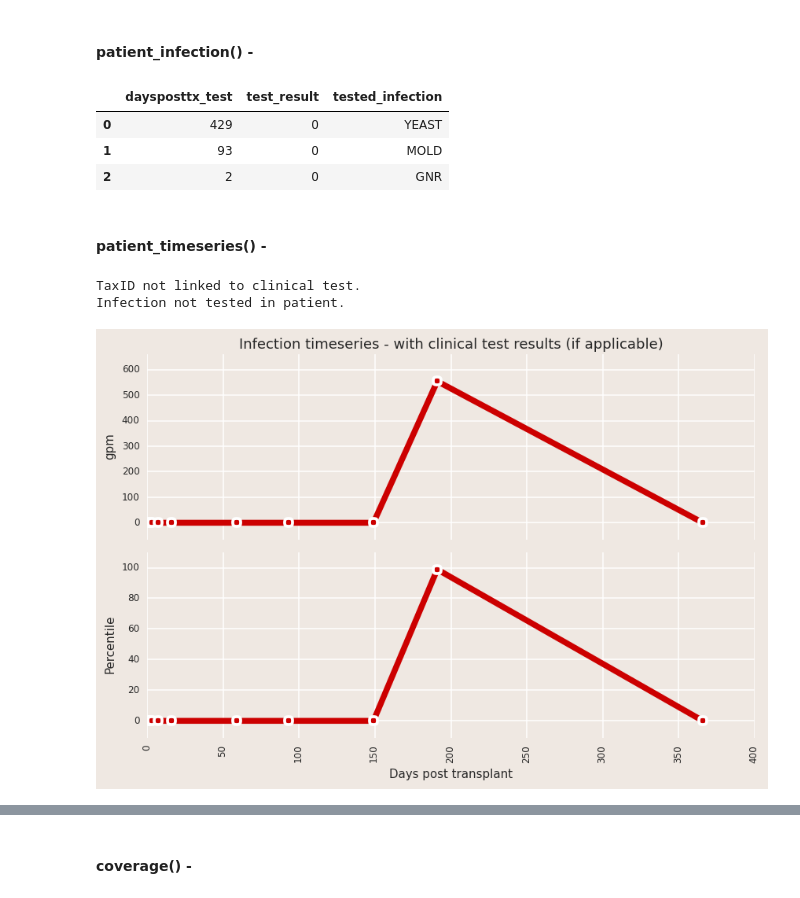
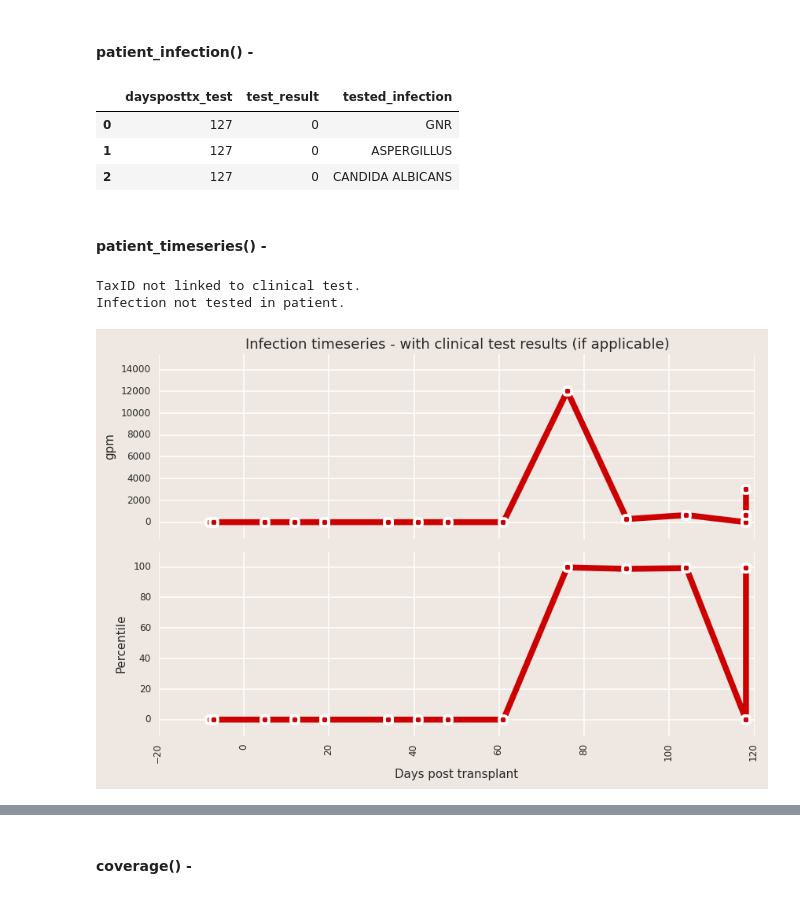
Before and after one commit to lmart999/CS229, a Jupyter notebook: views_postgres.ipynb, the cells around one changed output, grey strips where cells are left out. Cells and saved outputs as stored; diff of their text form; code cells hidden in the pictures.

Commit message:
Minor fix on All cohort for timeseries data.

```diff
--- a/views_postgres.ipynb
+++ b/views_postgres.ipynb
@@ -391,9 +391,17 @@ ax.set_title('Distribution of %s with sample highlighted'%variety,fontsize = 10)
 # %% [markdown]
 #### patient_infection() -
 # %%
-patient='L81'
-taxID='687333' # 4930, 1743, 48736 110456
+patient='I6'
+taxID='440266' # 4930, 1743, 48736 110456
 taxID=int(taxID) # *** Change type --- passed as string, but int in dataframes ***
+level='species'
+cohort='All'
+
+# Cohort query
+if cohort == 'All':
+    q=all_studies
+else:
+    q=" '%s' "%cohort
 # %%
 # Pull patient sequencing data
 p=sql.read_sql("select Sample_ID,chr21_coverage,Total_Blast "
@@ -442,9 +450,9 @@ clinical_data_patient=sql.read_sql("select DaysPostTX_test,Test_Result,Tested_In
 clinical_data_patient.head(3)
 # %% [output]
 |  | daysposttx_test | test_result | tested_infection |
-| 0 | 429 | 0 | YEAST |
-| 1 | 93 | 0 | MOLD |
-| 2 | 2 | 0 | GNR |
+| 0 | 127 | 0 | GNR |
+| 1 | 127 | 0 | ASPERGILLUS |
+| 2 | 127 | 0 | CANDIDA ALBICANS |
 # %% [markdown]
 #### patient_timeseries() -
 # %%
@@ -478,8 +486,8 @@ cohort_dat=sql.read_sql("select Grammy_Table.Sample_ID,Tax_Table.%s,SUM(Grammy_T
                  "from Tax_Table "
                  "INNER JOIN Grammy_Table "
                  "ON Tax_Table.tax_id=Grammy_Table.TaxID "
-                 "WHERE Grammy_Table.Study = '%s' "
-                 "GROUP BY Grammy_Table.Sample_ID,Tax_Table.%s "%(level,cohort,level),engine)
+                 "WHERE Grammy_Table.Study in (%s)"
+                 "GROUP BY Grammy_Table.Sample_ID,Tax_Table.%s "%(level,q,level),engine)
 
 cohort_dat=cohort_dat[~pd.isnull(cohort_dat[level])] # Only include abundance of bugs at specified tax level.
 cohort_dat.set_index(['sample_id',level],inplace=True)
@@ -537,40 +545,40 @@ arrowXScale=np.abs(limits[1]-limits[0])*0.01
 alpha=1
 
 if results_flag:
-    for d in clinical_results_patient.loc[clinical_results_patient['Test_Result']==0,'DaysPostTX_test']:
+    for d in clinical_results_patient.loc[clinical_results_patient['test_result']==0,'daysposttx_test']:
         ax1.arrow(d,ymax,0.0,-1*arrowYScale,fc='black', ec='black',head_width=arrowXScale,head_length=1.0*arrowYScale,alpha=alpha)
-    for d in clinical_results_patient.loc[clinical_results_patient['Test_Result']==1,'DaysPostTX_test']:
+    for d in clinical_results_patient.loc[clinical_results_patient['test_result']==1,'daysposttx_test']:
         ax1.arrow(d,ymax,0.0,-1*arrowYScale, fc='red', ec='red',head_width=arrowXScale,head_length=1.0*arrowYScale,alpha=alpha)
 
 plt.setp(ax1.get_xticklabels(), rotation='vertical', fontsize=8)
 plt.setp(ax1.get_yticklabels(), rotation='horizontal', fontsize=8)
 ax1.set_xticklabels([])
 ax1.set_ylabel(ylabel, fontsize = 10)
 ax1.set_title('Infection timeseries - with clinical test results (if applicable)',fontsize = 12)
 limits = ax1.axis()
 ax1.set_ylim([-limits[3]*0.1,limits[3]])
 
 # Percentile
 plotdata=per_plot
 ylabel='Percentile'
 
 ax2.plot(days,plotdata,'o-',color=plot_color,ms=7,mew=2.5,mec='white',linewidth=5,alpha=alpha,zorder=z,label=getName(taxID))
 limits = ax2.axis()
 ymax=limits[3]*1.1
 ax2.set_ylim([0,limits[3]*1.1])
 arrowYScale=np.abs(limits[3]-limits[2])*0.02
 arrowXScale=np.abs(limits[1]-limits[0])*0.01
 alpha=1
 
 plt.setp(ax2.get_xticklabels(), rotation='vertical', fontsize=8)
 plt.setp(ax2.get_yticklabels(), rotation='horizontal', fontsize=8)
 ax2.set_xlabel('Days post transplant', fontsize = 10)
 ax2.set_ylabel(ylabel, fontsize = 10)
 limits = ax2.axis()
 ax2.set_ylim([-limits[3]*0.1,limits[3]])
 
 plt.tight_layout()
 # %% [output]
 TaxID not linked to clinical test.
 Infection not tested in patient.
-[figure, old version]
+[figure, new version]
```
Also changed, not shown: parts of 3 cells of this notebook.
